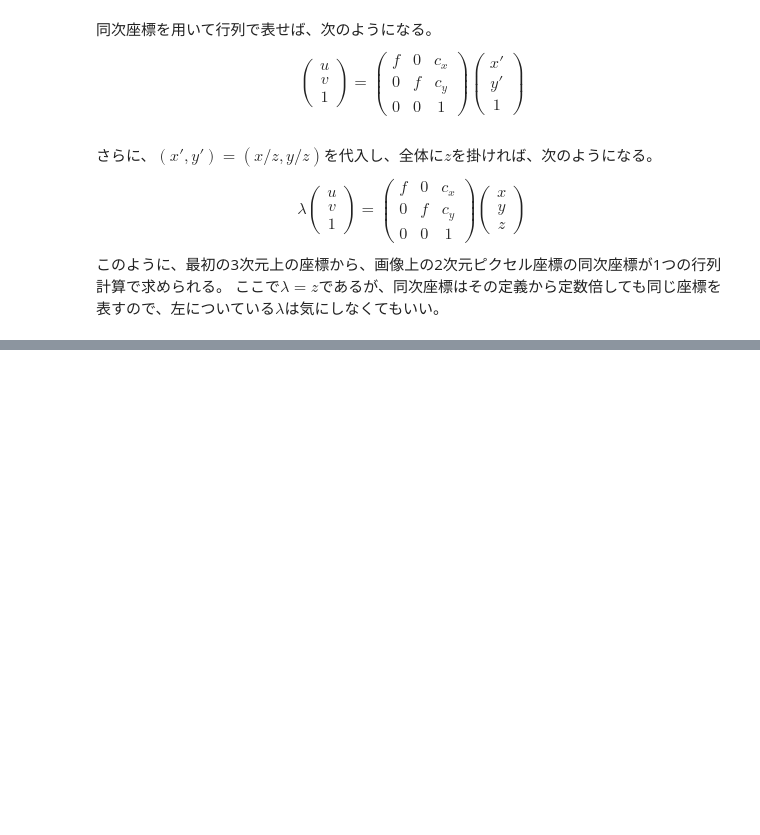
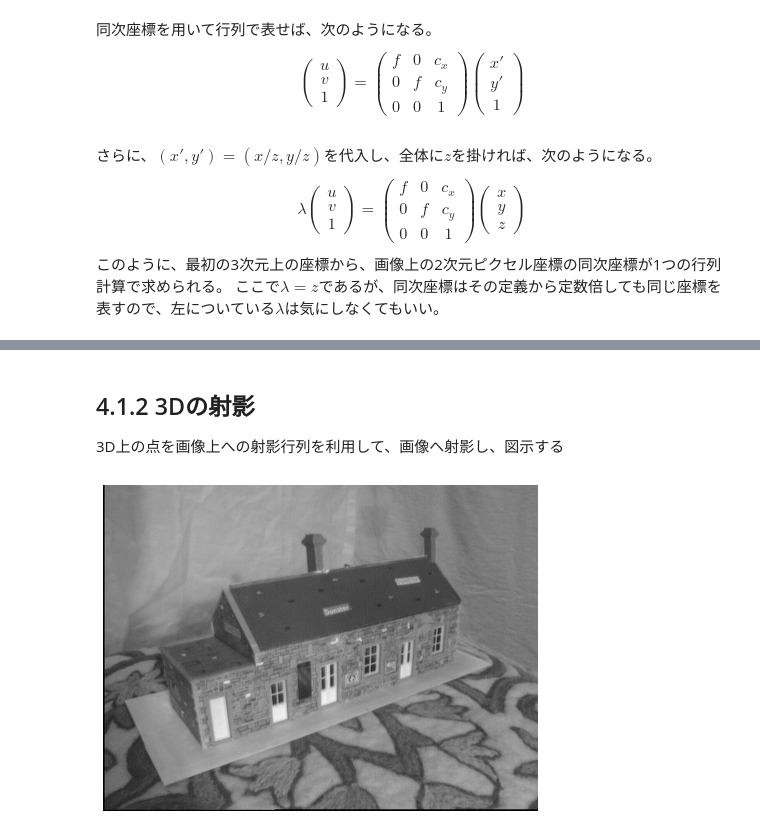
Before and after one commit to SolKul/image_processing, a Jupyter notebook: notebooks/ComputerVision04.ipynb, the cells around one changed output, grey strips where cells are left out. Saved outputs shown, nothing was run; the diff lists cells and outputs as text; code cells hidden in the pictures; blank space fills up the shorter version.

```diff
--- a/notebooks/ComputerVision04.ipynb
+++ b/notebooks/ComputerVision04.ipynb
@@ -101,0 +150,3 @@ $$
+# %% [markdown]
+## 4.1.2 3Dの射影
+3D上の点を画像上への射影行列を利用して、画像へ射影し、図示する
@@ -101,0 +163,7 @@ $$
+# %%
+# 対象となる家の模型の画像を表示
+im_path=Path("resources/oxford_muliti/image/house.000.pgm")
+im=cv2.imread(str(im_path))
+impro.imshow(im)
+# %% [output]
+[figure, added]
```
Also changed, not shown: parts of 19 cells of this notebook.
